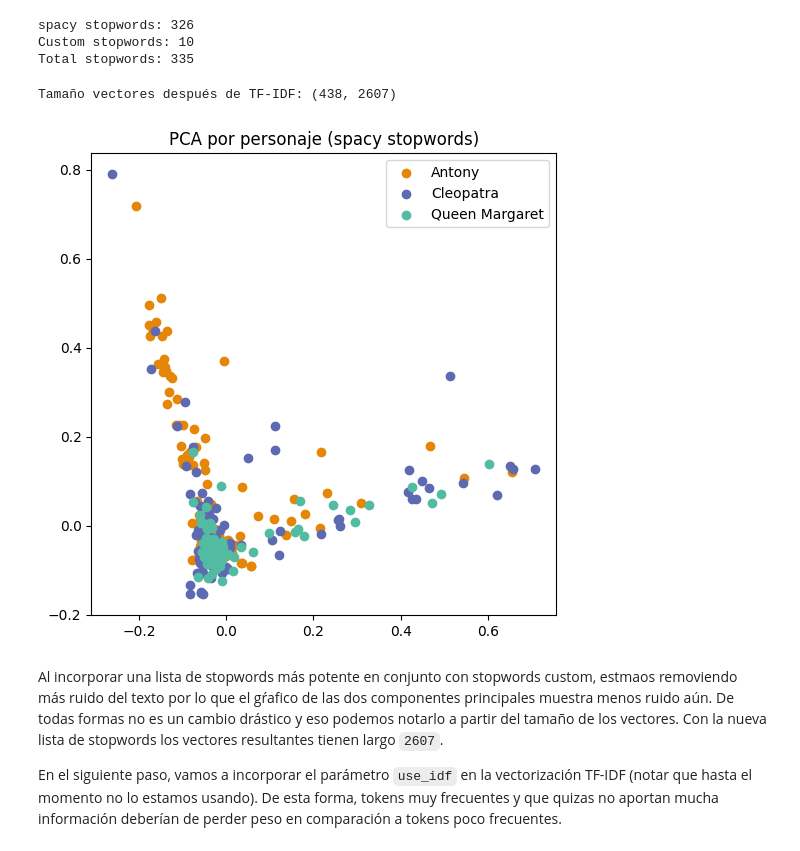
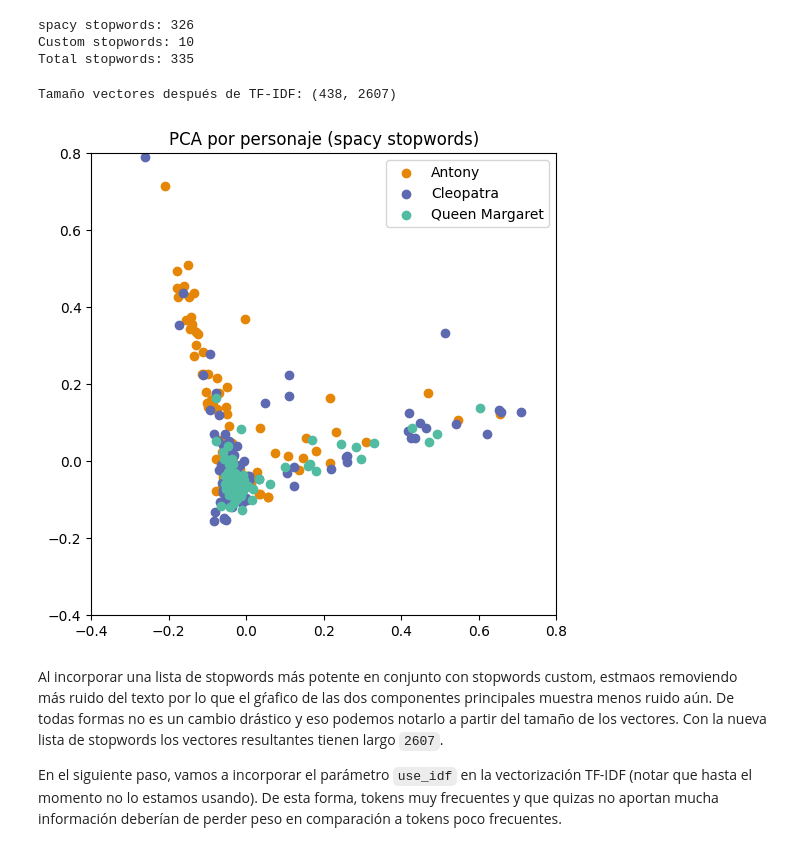
Before and after one commit to efviodo/mcdaa-intro-cd, a Jupyter notebook: Tarea2/notebooks/laboratorio_2_ev.ipynb, the cells around one changed output. Saved outputs shown, nothing was run; the diff lists cells and outputs as text; code cells hidden in the pictures.

```diff
--- a/Tarea2/notebooks/laboratorio_2_ev.ipynb
+++ b/Tarea2/notebooks/laboratorio_2_ev.ipynb
@@ -711,30 +712,34 @@ Total stopwords: 335
 # %%
 # Bag of words
 count_vect = CountVectorizer(stop_words=stopwords_list, ngram_range=(1, 1))
 X_train_counts = count_vect.fit_transform(X_train)
 
 # TF-IDF
 tf_idf = TfidfTransformer(use_idf=False)
 X_train_tf = tf_idf.fit_transform(X_train_counts)
 print(f"Tamaño vectores después de TF-IDF: {X_train_tf.shape}")
+
 # PCA
+reductor = PCA(n_components=2)
 X_train_red = reductor.fit_transform(X_train_tf.toarray())
 
 # Visualización de las dos primeras componentes de PCA
 fig, ax = plot_pca(
     X=X_train_red,
     y=y_train,
     title="PCA por personaje (spacy stopwords)",
     color_map=color_map,
+    xlim=(-0.4, 0.8),
+    ylim=(-0.4, 0.8),
 )
 
 # Guardar imagen. Descomentar para guardar
 image_name = os.path.join(FIGURES_FOLDER, "image_4_pca_spacy_stopwords.png")
 fig.savefig(image_name)
 figures.append(image_name)  # Save fig on list for later use
 # %% [output]
 Tamaño vectores después de TF-IDF: (438, 2607)
-[figure, old version]
+[figure, new version]
 # %% [markdown]
 Al incorporar una lista de stopwords más potente en conjunto con stopwords custom, estmaos removiendo más ruido del texto por lo que el gŕafico de las dos componentes principales muestra menos ruido aún. De todas formas no es un cambio drástico y eso podemos notarlo a partir del tamaño de los vectores. Con la nueva lista de stopwords los vectores resultantes tienen largo `2607`.
 
```
Also changed, not shown: parts of 6 cells of this notebook, 9 other files.
